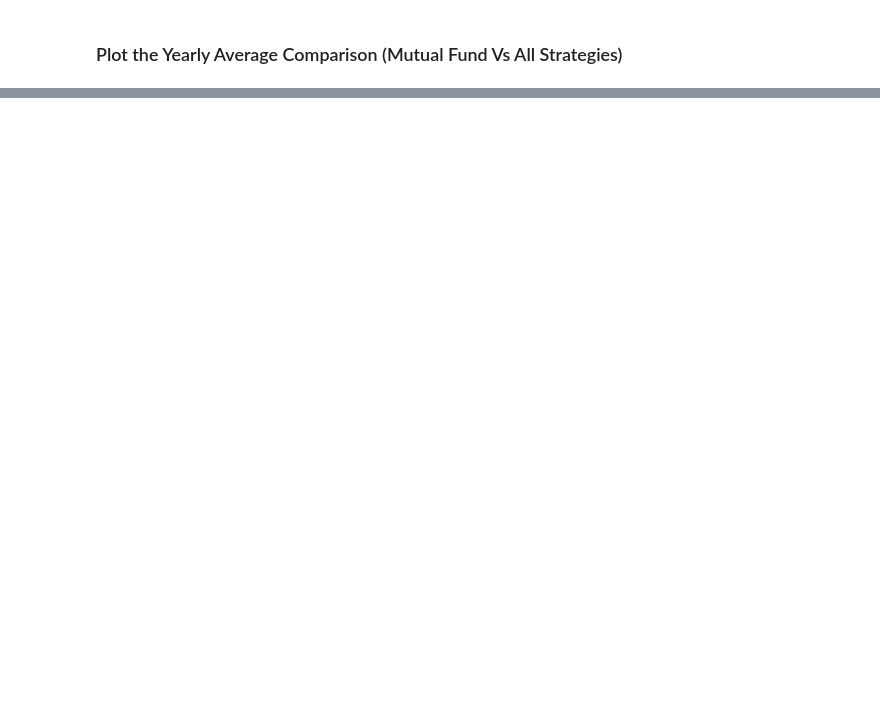
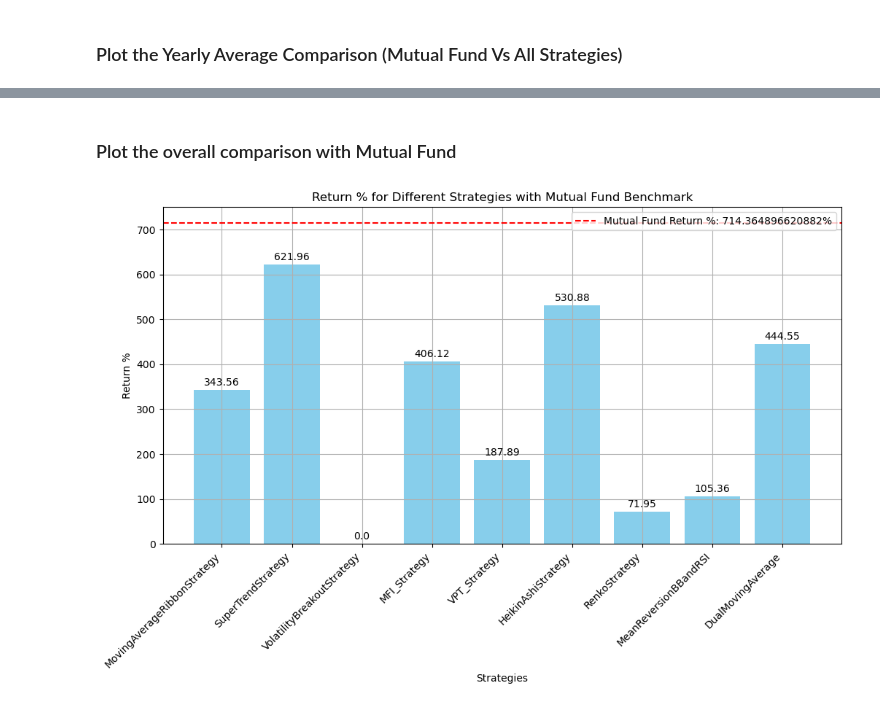
Before and after one commit to neelpatel3039/Backtesting-Trading-Strategy, a Jupyter notebook: Trading_Strategy.ipynb, the cells around one changed output, grey strips where cells are left out. Cells and saved outputs as stored; diff of their text form; code cells hidden in the pictures; blank space fills up the shorter version.

```diff
--- a/Trading_Strategy.ipynb
+++ b/Trading_Strategy.ipynb
@@ -75,3 +78,6 @@ brokerage = .002
 # %%
 # Initialize an empty list to store the stats
 all_stats = []
+# %%
+def beautiful_print(df):
+    print(df.to_markdown(tablefmt="grid"))
@@ -966,19 +1333,21 @@ with pd.ExcelWriter('backtesting_results.xlsx', engine='openpyxl') as writer:
 # %% [markdown]
 ### Getting Mutual Fund Historical Returns
 # %%
-# Define the mutual fund ticker
-mutual_fund_ticker = 'FBGRX'  # Fidelity Blue Chip Growth Fund
-
 # Create a Ticker object
 mutual_fund = yf.Ticker(mutual_fund_ticker)
 
+# Fetch historical data
 historical_data = mutual_fund.history(start=start_date, end=end_date)
 
 # Resample data to get yearly data
 yearly_data = historical_data['Close'].resample('Y').last()
 mutual_fund_yearly_returns = yearly_data.pct_change().fillna(0) * 100
 
-print(mutual_fund_yearly_returns)
-print(yearly_data)
-print(historical_data)
+# Calculate overall gain
+initial_price = historical_data['Close'][0]
+final_price = historical_data['Close'][-1]
+overall_gain = (final_price - initial_price) / initial_price * 100
+
+print("\nOverall Gain:")
+print(f"{overall_gain:.2f}%")
 # %% [output]
@@ -1048,0 +1388,27 @@ print(comparison_df)
+# %% [markdown]
+### Plot the overall comparison with Mutual Fund
+# %%
+# Plotting the bar chart
+plt.figure(figsize=(12, 6))
+bars = plt.bar(results_df.index, results_df["Return %"], color='skyblue')
+
+# Add a horizontal benchmark line
+plt.axhline(y=overall_gain, color='r', linestyle='--', label=f'Mutual Fund Return %: {overall_gain}%')
+
+# Rotate x-axis labels
+plt.xticks(rotation=45, ha='right')
+
+# Adding values on top of bars
+for bar in bars:
+    yval = bar.get_height()
+    plt.text(bar.get_x() + bar.get_width()/2, yval + 5, round(yval, 2), ha='center', va='bottom')
+
+# Adding labels and title
+plt.xlabel("Strategies")
+plt.ylabel("Return %")
+plt.title("Return % for Different Strategies with Mutual Fund Benchmark")
+plt.legend()
+plt.grid(True)
+plt.show()
+# %% [output]
+[figure, added]
```
Also changed, not shown: parts of 27 cells of this notebook, 3 other files.
